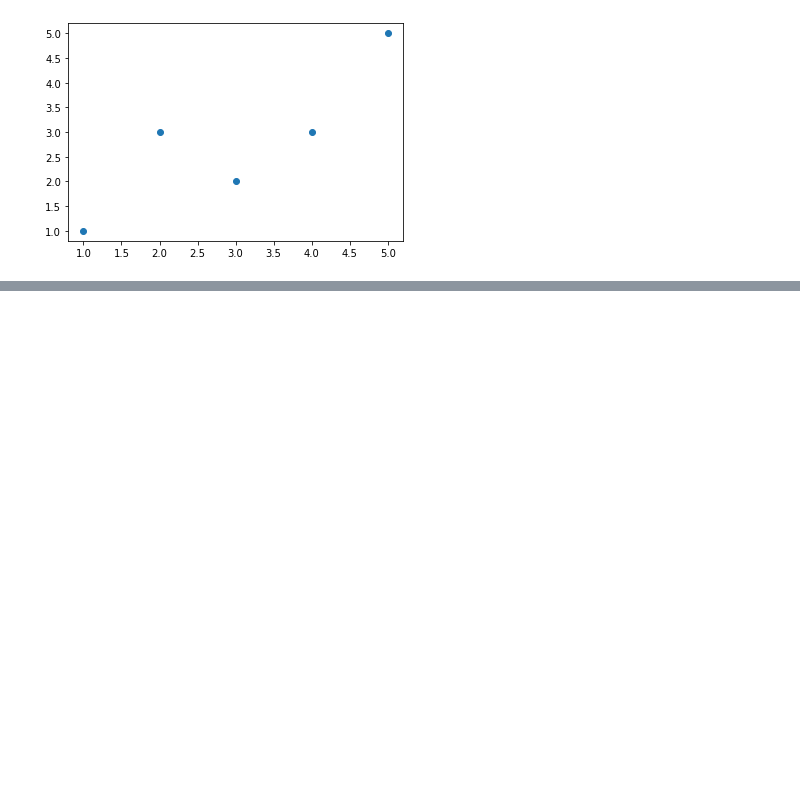
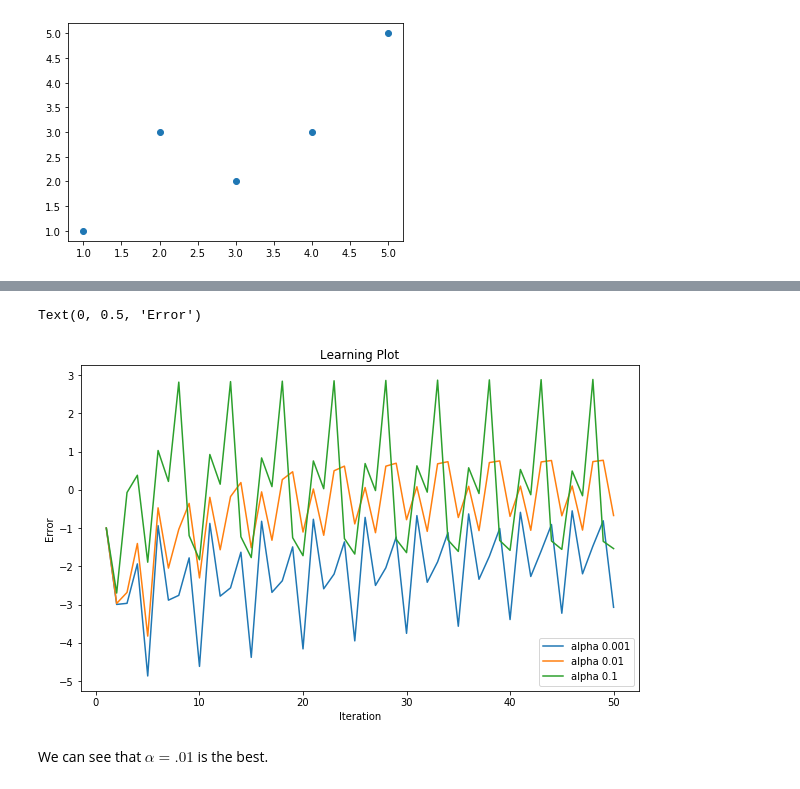
Before and after one commit to yohanesnuwara/machine-learning, a Jupyter notebook: 07_gradient_descent/stochastic_grad_descent_algorithm.ipynb, the cells around one changed output, grey strips where cells are left out. Drawn from its saved outputs; the diff is of its cells as text; code cells hidden in the pictures; blank space fills up the shorter version.

```diff
--- a/07_gradient_descent/stochastic_grad_descent_algorithm.ipynb
+++ b/07_gradient_descent/stochastic_grad_descent_algorithm.ipynb
@@ -75,0 +181,25 @@ len(x)
+# %%
+x = [1, 2, 4, 3, 5]
+y = [1, 3, 3, 2, 5]
+
+# alpha 0.001
+err_arr1, j_iteration1, B0_updated1, B1_updated1 = stochastic_grad_descent(x, y, 10, .001)
+
+# alpha 0.01
+err_arr2, j_iteration2, B0_updated2, B1_updated2 = stochastic_grad_descent(x, y, 10, .01)
+
+# alpha 0.1 (faster learning rate)
+err_arr3, j_iteration3, B0_updated3, B1_updated3 = stochastic_grad_descent(x, y, 10, .1)
+
+plt.figure(figsize=(10, 6))
+p1 = plt.plot(j_iteration1, err_arr1)
+p2 = plt.plot(j_iteration2, err_arr2)
+p3 = plt.plot(j_iteration3, err_arr3)
+plt.legend((p1[0], p2[0], p3[0]), (['alpha 0.001', 'alpha 0.01', 'alpha 0.1']))
+plt.title('Learning Plot')
+plt.xlabel('Iteration'); plt.ylabel('Error')
+# %% [output]
+Text(0, 0.5, 'Error')
+[figure, added]
+# %% [markdown]
+We can see that **$\alpha = .01$** is the best.
```
Also changed, not shown: parts of 24 cells of this notebook.
